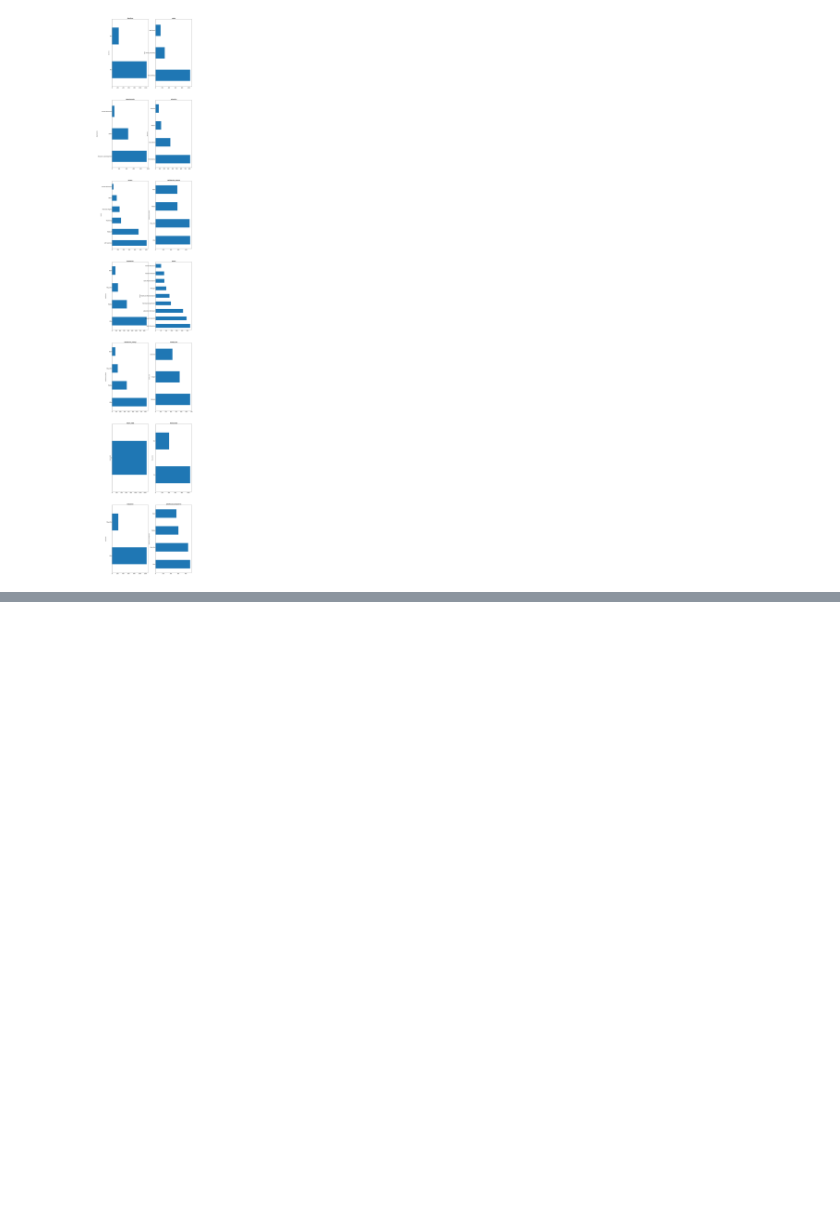
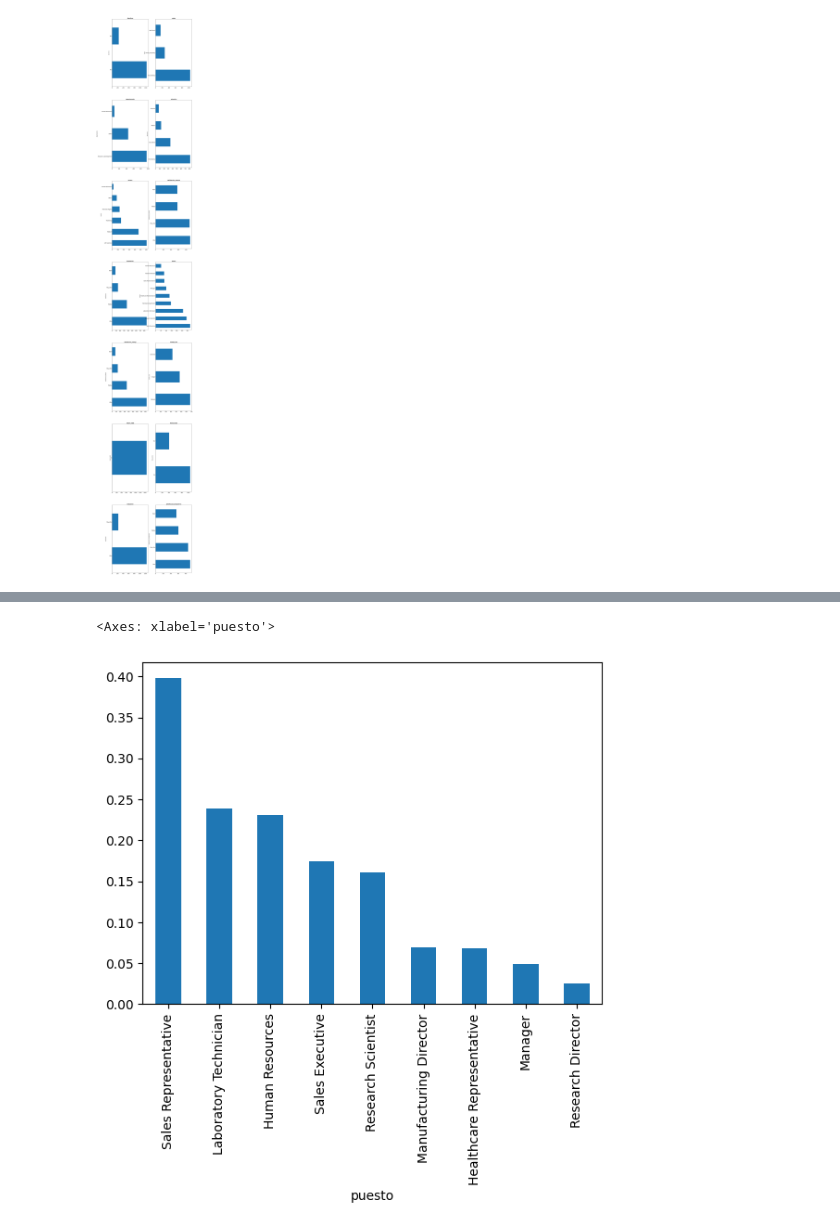
Before and after one commit to Jomeg/CursoPythonIUPB, a Jupyter notebook: cursoPythonIUPB.ipynb, the cells around one changed output, grey strips where cells are left out. Cells and saved outputs as stored; diff of their text form; code cells hidden in the pictures; blank space fills up the shorter version.

```diff
--- a/cursoPythonIUPB.ipynb
+++ b/cursoPythonIUPB.ipynb
@@ -93,0 +224,7 @@ graficos_eda_categorica(df.select_dtypes('O'))
+# %%
+#Analisis de puestos de trabajo en un histograma o diagrama de barras
+temp = df.groupby('puesto').abandono.mean().sort_values(ascending=False)
+temp.plot.bar()
+# %% [output]
+<Axes: xlabel='puesto'>
+[figure, added]
```
Also changed, not shown: parts of 24 cells of this notebook.
